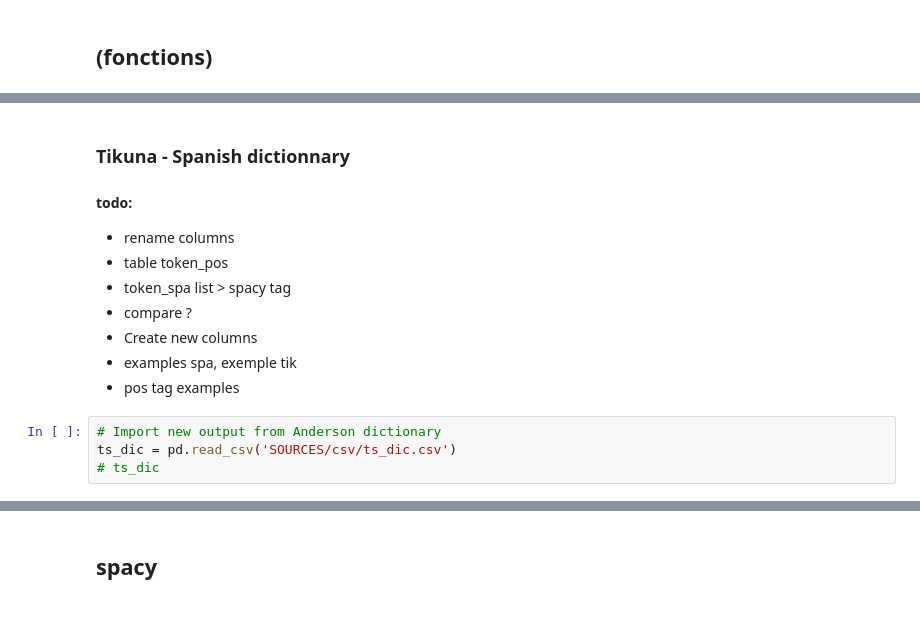
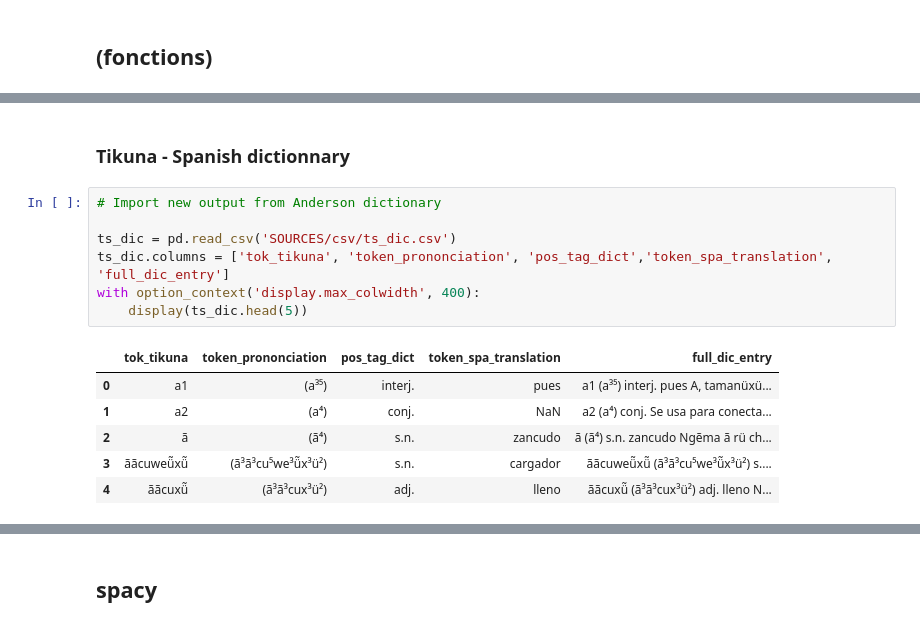
Before and after one commit to wik05/curuinsi, a Jupyter notebook: Text_train/nltk.ipynb, the cells around one changed output, grey strips where cells are left out. Cells and saved outputs as stored; diff of their text form.

```diff
--- a/Text_train/nltk.ipynb
+++ b/Text_train/nltk.ipynb
@@ -108,14 +220,16 @@ df_size = pd.pivot_table(df_size,index='name')
 # %% [markdown]
 ### Tikuna - Spanish dictionnary
-#### todo:
-- rename columns
-- table token_pos
-- token_spa list > spacy tag
-- compare ?
-- Create new columns
-- examples spa, exemple tik
-- pos tag examples
 # %%
 # Import new output from Anderson dictionary
+
 ts_dic = pd.read_csv('SOURCES/csv/ts_dic.csv')
-# ts_dic
+ts_dic.columns = ['tok_tikuna', 'token_prononciation', 'pos_tag_dict','token_spa_translation', 'full_dic_entry']
+with option_context('display.max_colwidth', 400):
+    display(ts_dic.head(5))
+# %% [output]
+|  | tok_tikuna | token_prononciation | pos_tag_dict | token_spa_translation | full_dic_entry |
+| 0 | a1 | (a³⁵) | interj. | pues | a1 (a³⁵) interj. pues A, tamanüxü... |
+| 1 | a2 | (a⁴) | conj. | NaN | a2 (a⁴) conj. Se usa para conecta... |
+| 2 | ã | (ã⁴) | s.n. | zancudo | ã (ã⁴) s.n. zancudo Ngẽma ã rü ch... |
+| 3 | ããcuweü̃xü̃ | (ã³ã³cu⁵we³ü̃x³ü²) | s.n. | cargador | ããcuweü̃xü̃ (ã³ã³cu⁵we³ü̃x³ü²) s.... |
+| 4 | ããcuxü̃ | (ã³ã³cux³ü²) | adj. | lleno | ããcuxü̃ (ã³ã³cux³ü²) adj. lleno N... |
```
Also changed, not shown: parts of 32 cells of this notebook, 6 other files.
